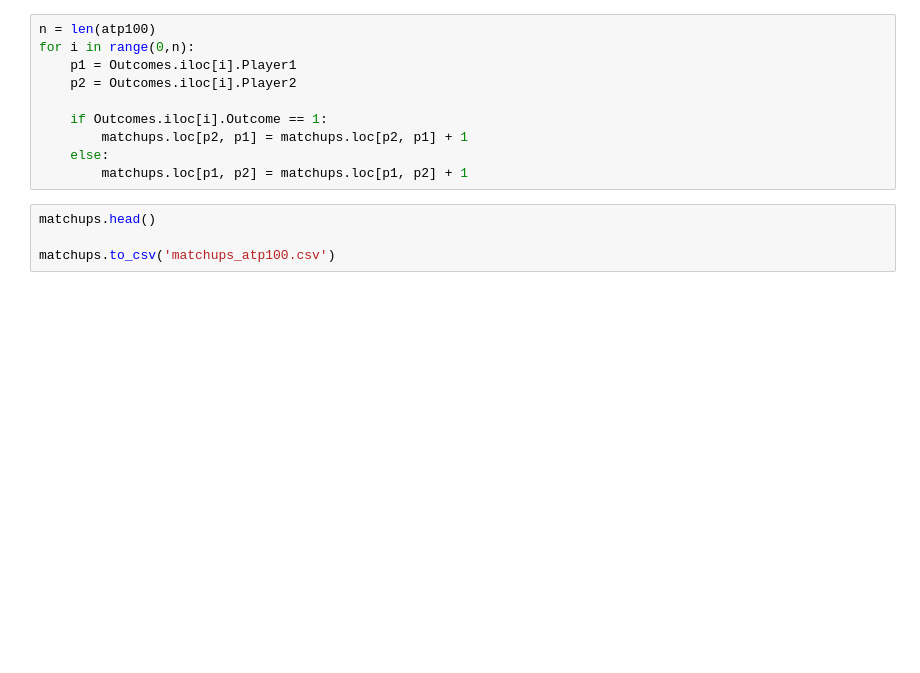
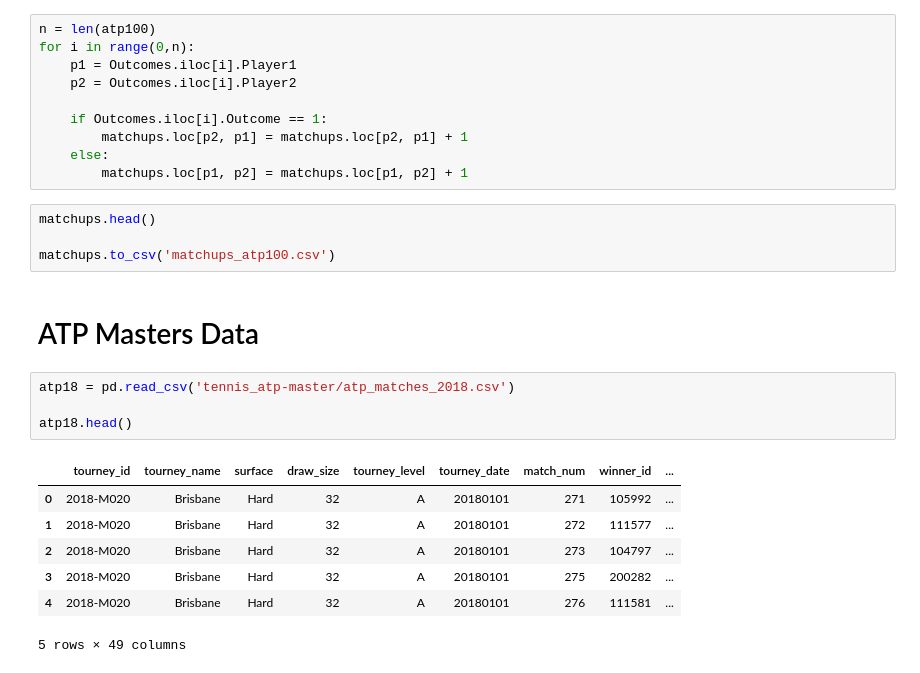
Before and after one commit to JohnOnt/Tennis_Classification, a Jupyter notebook: eda.ipynb, the cells around one changed output. Drawn from its saved outputs; the diff is of its cells as text; blank space fills up the shorter version.

```diff
--- a/eda.ipynb
+++ b/eda.ipynb
@@ -271,3 +271,17 @@ for i in range(0,n):
 matchups.head()
 
 matchups.to_csv('matchups_atp100.csv')
+# %% [markdown]
+# ATP Masters Data
+# %%
+atp18 = pd.read_csv('tennis_atp-master/atp_matches_2018.csv')
+
+atp18.head()
+# %% [output]
+|  | tourney_id | tourney_name | surface | draw_size | tourney_level | tourney_date | match_num | winner_id | ... |
+| 0 | 2018-M020 | Brisbane | Hard | 32 | A | 20180101 | 271 | 105992 | ... |
+| 1 | 2018-M020 | Brisbane | Hard | 32 | A | 20180101 | 272 | 111577 | ... |
+| 2 | 2018-M020 | Brisbane | Hard | 32 | A | 20180101 | 273 | 104797 | ... |
+| 3 | 2018-M020 | Brisbane | Hard | 32 | A | 20180101 | 275 | 200282 | ... |
+| 4 | 2018-M020 | Brisbane | Hard | 32 | A | 20180101 | 276 | 111581 | ... |
+5 rows × 49 columns
```
Also changed, not shown: 4 other files.
